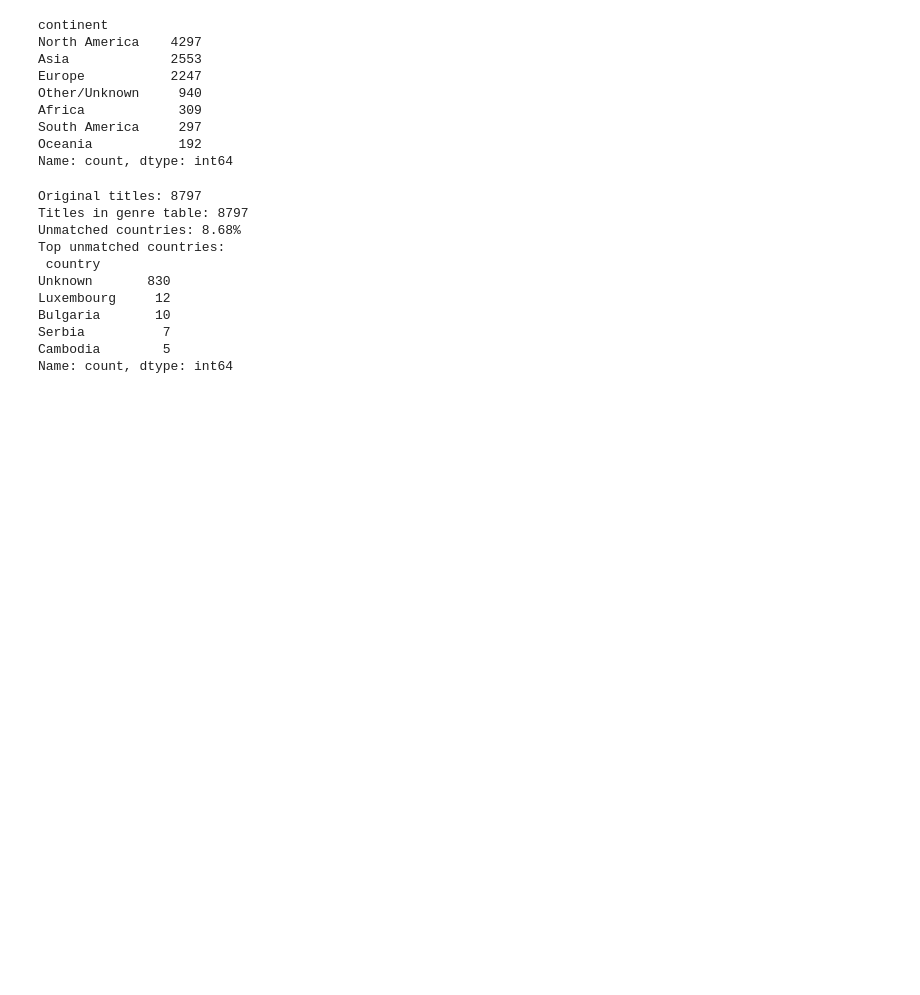
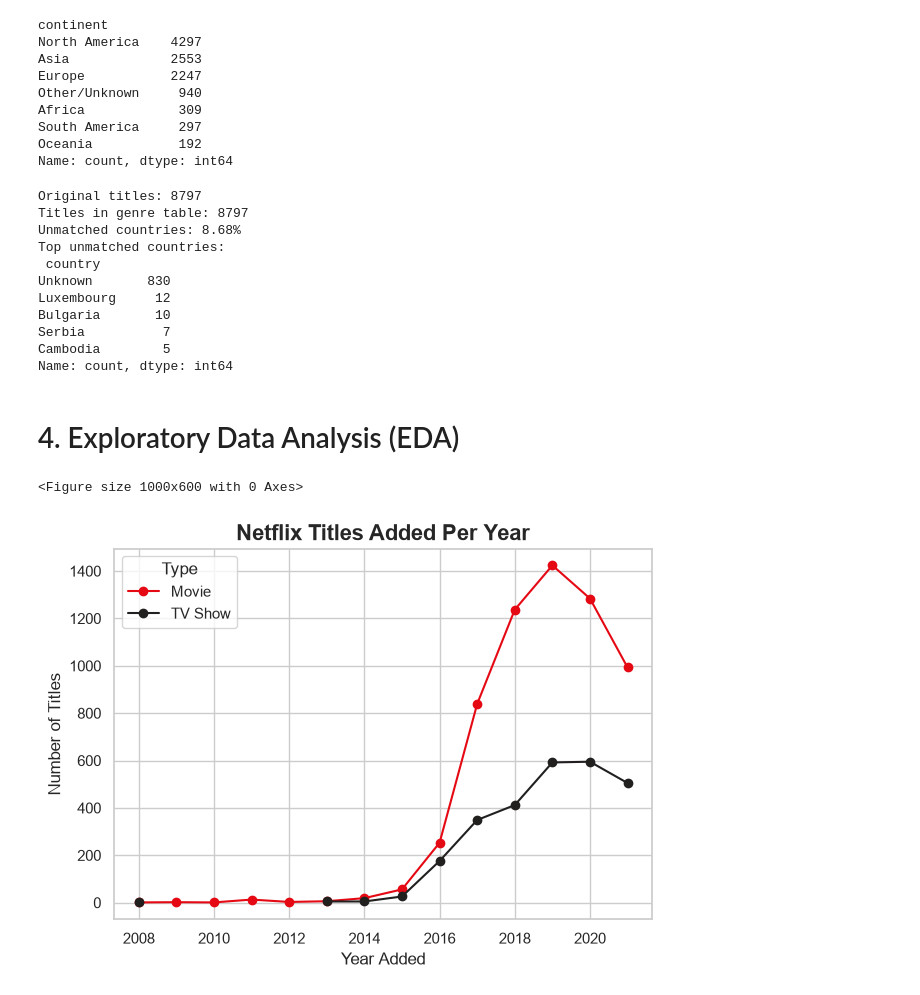
Before and after one commit to YoussefSlimi/netflix-data-analysis, a Jupyter notebook: analysis.ipynb, the cells around one changed output. Cells and saved outputs as stored; diff of their text form; code cells hidden in the pictures; blank space fills up the shorter version.

Commit message:
Plot: Add charts for content trends and global distribution

```diff
--- a/analysis.ipynb
+++ b/analysis.ipynb
@@ -393,3 +393,29 @@ Bulgaria       10
 Serbia          7
 Cambodia        5
 Name: count, dtype: int64
+# %% [markdown]
+# 4. Exploratory Data Analysis (EDA)
+# %%
+import matplotlib.pyplot as plt
+import seaborn as sns
+
+# Set a professional visual style
+sns.set_theme(style="whitegrid")
+# %%
+# 1. Group by year and type
+yearly_titles = clean_df.groupby(["year_added", "type"]).size().unstack()
+
+# 2. Plot
+plt.figure(figsize=(10, 6))
+yearly_titles.plot(kind="line", marker="o", color=["#E50914", "#221F1F"])
+
+# 3. Formatting
+plt.title("Netflix Titles Added Per Year", fontsize=16, fontweight="bold")
+plt.xlabel("Year Added", fontsize=12)
+plt.ylabel("Number of Titles", fontsize=12)
+plt.legend(title="Type")
+plt.tight_layout()
+plt.show()
+# %% [output]
+<Figure size 1000x600 with 0 Axes>
+[figure, added]
```
Also changed, not shown: parts of 7 cells of this notebook.
